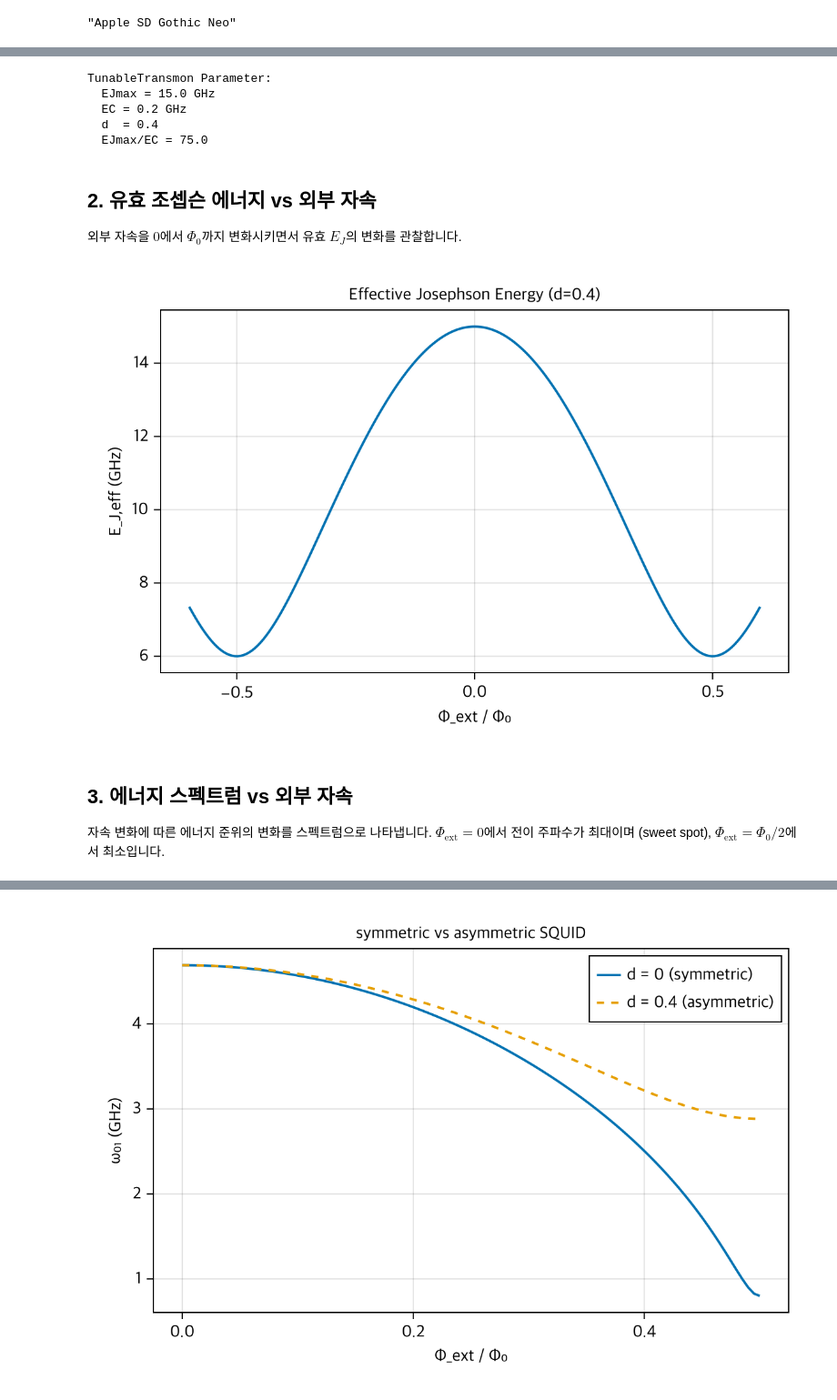
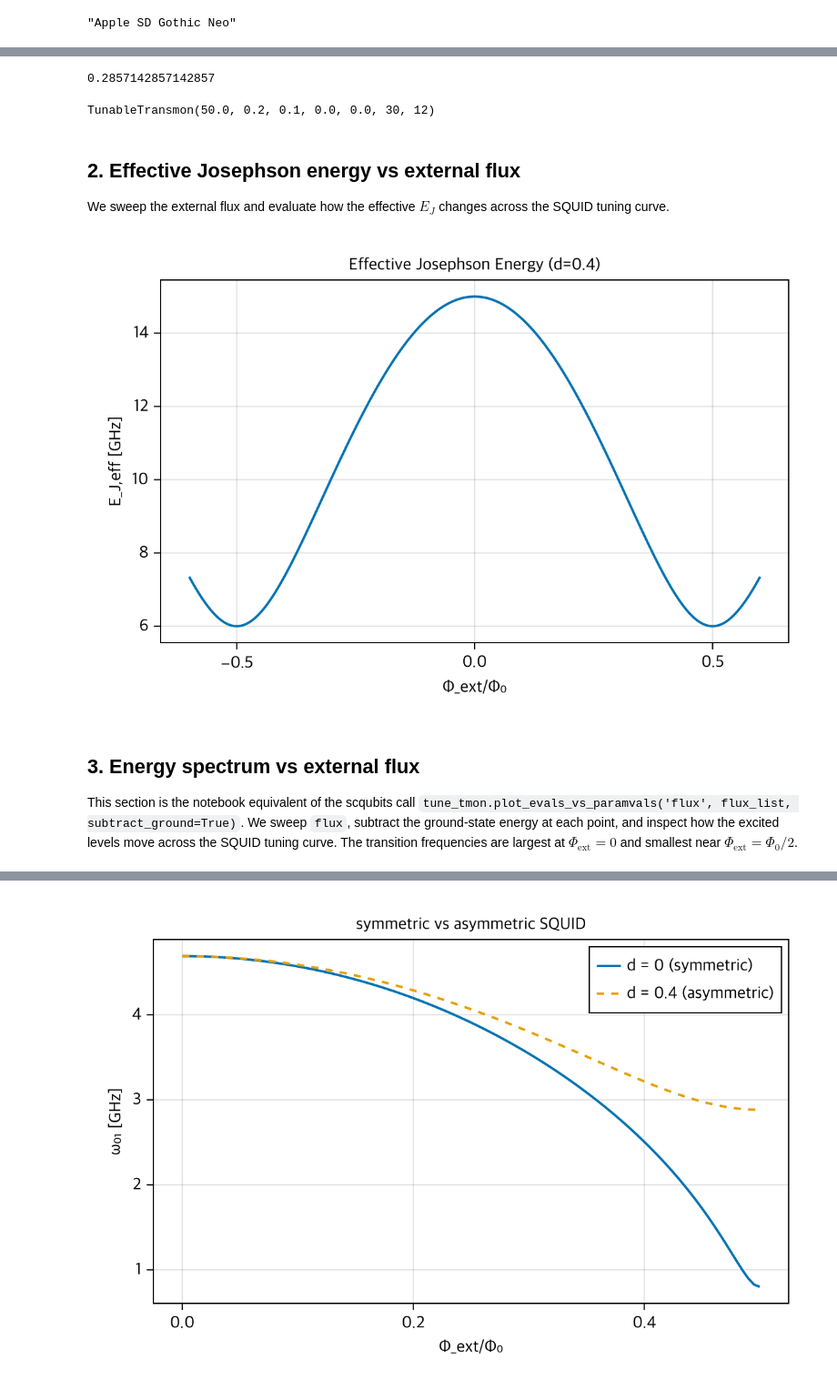
Before and after one commit to yalgaeahn/scqubitsMimic.jl, a Jupyter notebook: examples/demo_tunable_transmon.ipynb, the cells around one changed output, grey strips where cells are left out. Shown at 91% size. Cells and saved outputs as stored; diff of their text form; code cells hidden in the pictures.

Commit message:
Align demo notebooks with scqubits analysis and labeling

```diff
--- a/examples/demo_tunable_transmon.ipynb
+++ b/examples/demo_tunable_transmon.ipynb
@@ -35,40 +399,37 @@ $$E_J(\Phi_{\text{ext}}) = E_{J,\max} \left|\cos\left(\pi\frac{\Phi_{\text{ext}}
-# %%
-tmon = TunableTransmon(EJmax=15.0, EC=0.2, d=0.4, flux=0.0, ncut=30, truncated_dim=6)
-
-println("TunableTransmon Parameter:")
-println("  EJmax = $(tmon.EJmax) GHz")
-println("  EC = $(tmon.EC) GHz")
-println("  d  = $(tmon.d)")
-println("  EJmax/EC = $(tmon.EJmax / tmon.EC)")
-# %% [output]
-TunableTransmon Parameter:
-  EJmax = 15.0 GHz
-  EC = 0.2 GHz
-  d  = 0.4
-  EJmax/EC = 75.0
+# %%
+2/7
+# %% [output]
+0.2857142857142857
+# %%
+tmon = TunableTransmon(EJmax=15.0, EC=0.2, d=0.4, flux=0.0, ng=0.0, ncut=30, truncated_dim=12)
+tunable_transmon_summary(tmon)
+
+ccoupler = TunableTransmon(EJmax=50.0, EC=0.2, d=0.1, flux=0.0, ng=0.0, ncut=30, truncated_dim=12)
+# %% [output]
+TunableTransmon(50.0, 0.2, 0.1, 0.0, 0.0, 30, 12)
 # %% [markdown]
-## 2. 유효 조셉슨 에너지 vs 외부 자속
+## 2. Effective Josephson energy vs external flux
 
-외부 자속을 $0$에서 $\Phi_0$까지 변화시키면서 유효 $E_J$의 변화를 관찰합니다.
+We sweep the external flux and evaluate how the effective $E_J$ changes across the SQUID tuning curve.
-# %%
-fluxes = range(-0.6, 0.6, length=201)
-ej_vals = Float64[]
-for f in fluxes
-    tmon.flux = f
-    push!(ej_vals, ej_effective(tmon))
-end
-tmon.flux = 0.0
-
-fig = Figure(size=(600, 400))
-ax = Axis(fig[1, 1],
-    xlabel="Φ_ext / Φ₀",
-    ylabel="E_J,eff (GHz)",
-    title="Effective Josephson Energy (d=$(tmon.d))")
-lines!(ax, collect(fluxes), ej_vals, linewidth=2)
-fig
-# %% [output]
-[figure, removed]
+# %%
+tmon_flux_curve = deepcopy(tmon)
+fluxes = range(-0.6, 0.6, length=201)
+ej_vals = Float64[]
+for f in fluxes
+    tmon_flux_curve.flux = f
+    push!(ej_vals, ej_effective(tmon_flux_curve))
+end
+
+fig = Figure(size=(600, 400))
+ax = Axis(fig[1, 1],
+    xlabel=_recast_name(:flux),
+    ylabel="E_J,eff [GHz]",
+    title="Effective Josephson Energy (d=$(tmon.d))")
+lines!(ax, collect(fluxes), ej_vals, linewidth=2)
+fig
+# %% [output]
+[figure, added]
 # %% [markdown]
-## 3. 에너지 스펙트럼 vs 외부 자속
+## 3. Energy spectrum vs external flux
 
-자속 변화에 따른 에너지 준위의 변화를 스펙트럼으로 나타냅니다. $\Phi_{\text{ext}} = 0$에서 전이 주파수가 최대이며 (sweet spot), $\Phi_{\text{ext}} = \Phi_0/2$에서 최소입니다.
+This section is the notebook equivalent of the scqubits call `tune_tmon.plot_evals_vs_paramvals('flux', flux_list, subtract_ground=True)`. We sweep `flux`, subtract the ground-state energy at each point, and inspect how the excited levels move across the SQUID tuning curve. The transition frequencies are largest at $\Phi_{\mathrm{ext}} = 0$ and smallest near $\Phi_{\mathrm{ext}} = \Phi_0/2$.
```
Also changed, not shown: parts of 26 cells of this notebook, 2 other files.
